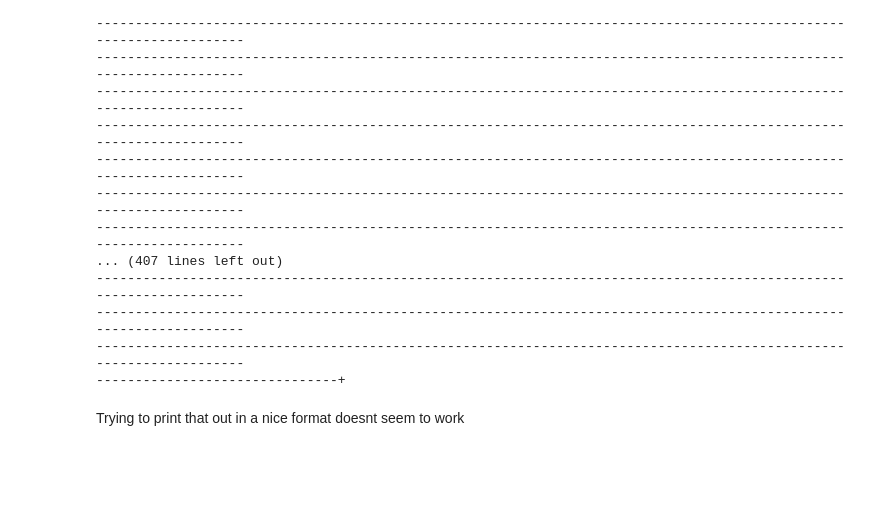
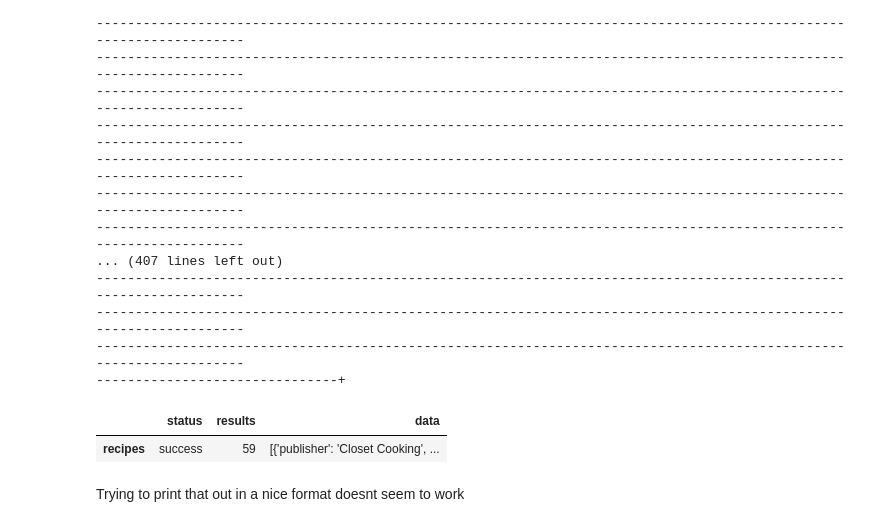
Before and after one commit to m0x0m0x/me23APIv1, a Jupyter notebook: MyApiTest.ipynb, the cells around one changed output. Cells and saved outputs as stored; diff of their text form; code cells hidden in the pictures; blank space fills up the shorter version.

```diff
--- a/MyApiTest.ipynb
+++ b/MyApiTest.ipynb
@@ -127,6 +127,34 @@ except json.JSONDecodeError as err:
 -------------------------------------------------------------------------------------------------------------------
 -------------------------------------------------------------------------------------------------------------------
 -------------------------------+
+# %%
+import requests
+import pandas as pd
+from IPython.display import display
+
+try:
+    # Make a GET request to the API
+    response = requests.get(apiSite)
+
+    # Raise an exception if the request was not successful
+    response.raise_for_status()
+
+    # Parse the JSON response
+    data = response.json()
+
+    # Convert the data to a DataFrame
+    df = pd.DataFrame(data)
+
+    # Display the DataFrame in a nice format
+    display(df)
+
+except requests.exceptions.RequestException as err:
+    print(f"Request failed: {err}")
+except json.JSONDecodeError as err:
+    print(f"Failed to parse JSON response: {err}")
+# %% [output]
+|  | status | results | data |
+| recipes | success | 59 | [{'publisher': 'Closet Cooking', ... |
 # %% [markdown]
 Trying to print that out in a nice format doesnt seem to work
 # %% [markdown]
```
